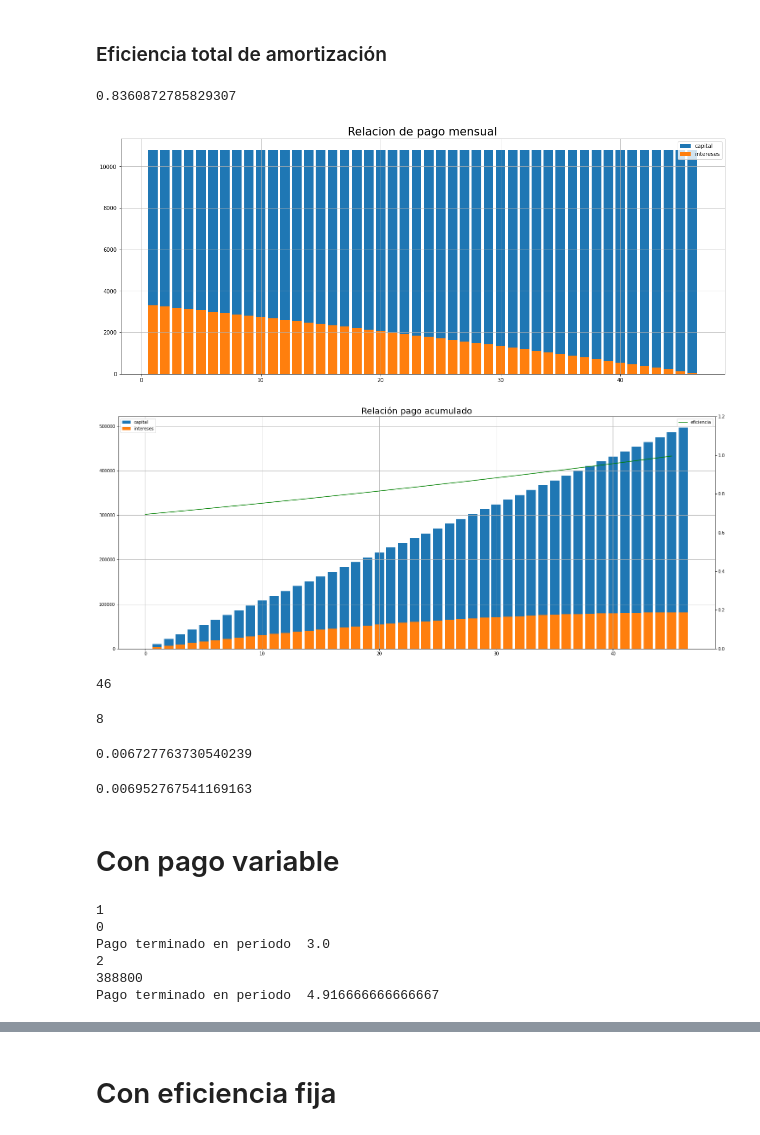
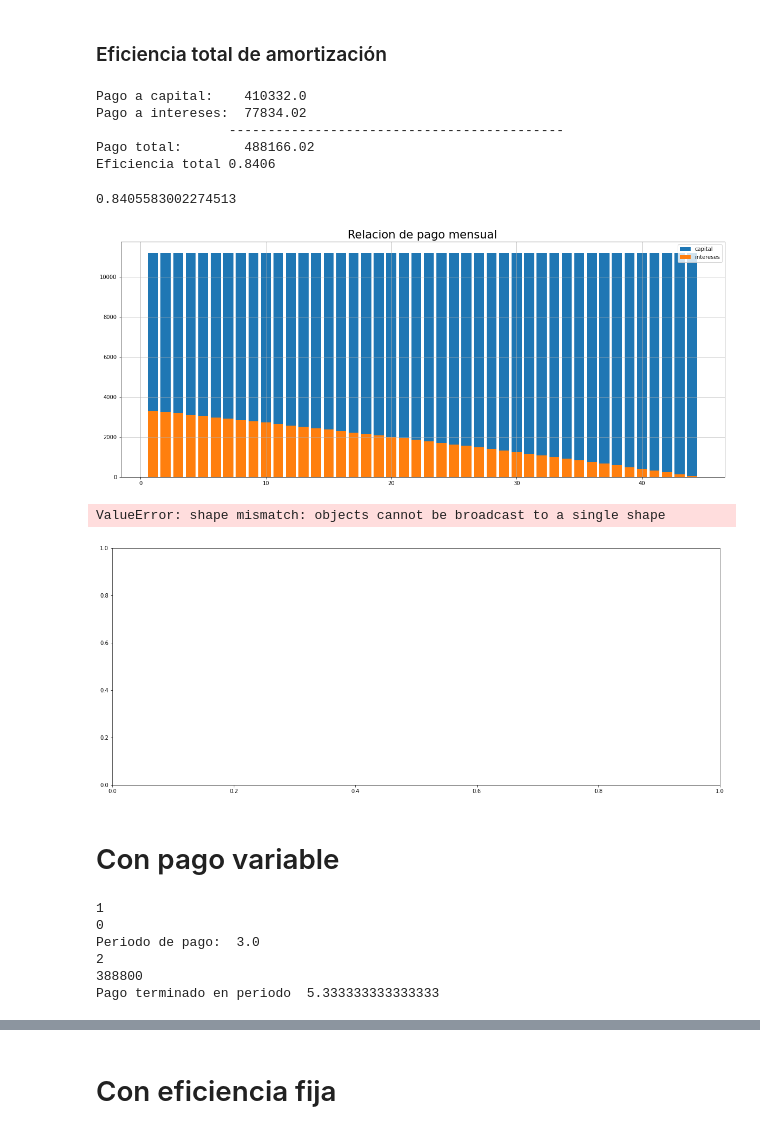
Before and after one commit to alejgdr/amortizacion, a Jupyter notebook: amortizador.ipynb, the cells around one changed output, grey strips where cells are left out. Drawn from its saved outputs; the diff is of its cells as text; code cells hidden in the pictures.

Commit message:
metodo para mantener eficiencia pagando menos

```diff
--- a/amortizador.ipynb
+++ b/amortizador.ipynb
@@ -64,11 +64,11 @@ def ciclo_amortizacion(valor_inicial, tasa, pago_mensual, meses, mes_inicial, pa
 #     pago_capital_acum=0
     table_dict=[]
     periods=[]
-    valor_nuevo=valor_inicial
+#     valor_nuevo=valor_inicial
     for no_pago in range (mes_inicial,meses): # meses
         periods.append(no_pago)
         pago_acumulado+=pago_mensual
-        valor_inicial= round(valor_nuevo,2)
+#         valor_inicial= round(valor_nuevo,2)
         intereses= round(((valor_inicial)*(tasa)),2)
         pago_intereses_acum+=intereses
         valor_c_intereses =round(valor_inicial + intereses,2)
@@ -76,14 +76,14 @@ def ciclo_amortizacion(valor_inicial, tasa, pago_mensual, meses, mes_inicial, pa
         pago_capital_acum+= pago_capital
         valor_nuevo= round(valor_c_intereses - pago_mensual,2)
         table_dict.append(add_to_summary_table(no_pago, valor_inicial, pago_capital ,intereses,valor_nuevo,pago_acumulado, pago_intereses_acum, pago_capital_acum))
-
+        valor_inicial= round(valor_nuevo,2)
         if valor_nuevo<=0:
             print('Pago terminado en periodo ',no_pago/12 )
             amortizacion_df=pd.DataFrame(dictionaries_joining(table_dict))
             amortizacion_df.loc[:,'eficiencia']=amortizacion_df['pago_capital']/(amortizacion_df['pago_capital']+amortizacion_df['intereses'])
             return(amortizacion_df,periods)
 #         elif no_pago==meses:
-    print('Pago terminado en periodo ',no_pago/12 )
+    print('Periodo de pago: ',no_pago/12 )
     amortizacion_df=pd.DataFrame(dictionaries_joining(table_dict))
     amortizacion_df.loc[:,'eficiencia']=amortizacion_df['pago_capital']/(amortizacion_df['pago_capital']+amortizacion_df['intereses'])
     return(amortizacion_df,periods)
@@ -96,7 +96,7 @@ tasa_equivalente_mensual
 # %%
 valor_inicial= 410332
 tasa=tasa_equivalente_mensual
-pago_mensual= 4800+6000#+1200#*2#4734*2
+pago_mensual= 5200+6000#+1200#*2#4734*2
 pagos_extras = 350
 seguros= 0
 meses=12*19
@@ -138,11 +129,23 @@ amortizacion_df
 ### Eficiencia total de amortización
 # %%
 def eficiencia_total(amortizacion_df):
-    return(amortizacion_df['pago_capital_acum'].iloc[-1]/(amortizacion_df['pago_capital_acum'].iloc[-1]+amortizacion_df['pago_intereses_acum'].iloc[-1]))
+    pago_capital_final= amortizacion_df['pago_capital_acum'].iloc[-1]+amortizacion_df['saldo_final'].iloc[-1]
+    eficiencia=pago_capital_final/(pago_capital_final+amortizacion_df['pago_intereses_acum'].iloc[-1])
+    print('Pago a capital:   ',round(pago_capital_final,2))
+    print('Pago a intereses: ',round(amortizacion_df['pago_intereses_acum'].iloc[-1],2))
+    print('                 -------------------------------------------')
+    print('Pago total:       ',round(pago_capital_final+amortizacion_df['pago_intereses_acum'].iloc[-1],2))
+    print('Eficiencia total', round(eficiencia,4))
+    return(eficiencia)
 
 eficiencia_total(amortizacion_df)
 # %% [output]
-0.8360872785829307
+Pago a capital:    410332.0
+Pago a intereses:  77834.02
+                 -------------------------------------------
+Pago total:        488166.02
+Eficiencia total 0.8406
+0.8405583002274513
 # %%
 def grafica_eficiencia_mensual(periods, amortizacion_df):
     fig, ax = plt.subplots(figsize=(20,8))
@@ -156,43 +159,33 @@ def grafica_eficiencia_mensual(periods, amortizacion_df):
     ax.legend()
 grafica_eficiencia_mensual(periods, amortizacion_df)
 # %% [output]
-[figure, old version]
+[figure, new version]
 # %%
 def grafica_pago_acumulado(periods, amortizacion_df):
-    fig, ax = plt.subplots(figsize=(25,10))
-    ax.bar(periods, amortizacion_df['pago_capital_acum'],bottom= amortizacion_df['pago_intereses_acum'],label='capital')
-    ax.bar(periods, amortizacion_df['pago_intereses_acum'], label='intereses')
+    fig, ax = plt.subplots(figsize=(20,8))
+    ax.bar(periods, amortizacion_df['pago_capital_acum'],bottom= amortizacion_df['pago_intereses_acum'],label='Loan principal')
+    ax.bar(periods, amortizacion_df['pago_intereses_acum'], label='Interests')
 
     ax2= ax.twinx()
-    ax2.plot(amortizacion_df['eficiencia'],'g-', label='eficiencia')
+    ax2.plot(amortizacion_df['eficiencia'],'g.-', label='efficiency')
 
 
-    ax.set_title('Relación pago acumulado', fontsize=20)
-    ax.legend()
-    ax2.legend()
+    ax.set_title('Accumulated mortgage payment', fontsize=22)
+    ax.set_ylabel('Payment [$]', fontsize=20)
+    ax.set_xlabel('Months', fontsize=20)
+    ax2.set_ylabel('Efficiency of payment', fontsize=20)
+    ax.legend(fontsize=18)
+    ax2.legend(fontsize=18)
     ax.grid()
     ax2.set_ylim(0,1.2)
+    plt.tight_layout()
+    plt.savefig('morgage_payment.png')
 
 
 grafica_pago_acumulado(periods, amortizacion_df)
 # %% [output]
+ValueError: shape mismatch: objects cannot be broadcast to a single shape
-[figure, old version]
+[figure, new version]
-# %%
-len(periods)
-# %% [output]
-46
-# %%
-len(dictionary_heo.keys())
-# %% [output]
-8
-# %%
-779.10/115803.71
-# %% [output]
-0.006727763730540239
-# %%
-802.35/115400.09
-# %% [output]
-0.006952767541169163
 # %% [markdown]
 # Con pago variable
 # %%
@@ -234,13 +227,15 @@ for meses in periodos_pagos:
     pago_capital_acum=df['pago_capital_acum'].iloc[-1]
     mes_inicial= periods[-1]+1
     valor_inicial =df_periodos[0].iloc[-1]['saldo_final']
+df_meses_diferentes=pd.concat(df_periodos)
+df_meses_diferentes.reset_index(inplace=True)
 # %% [output]
 1
 0
-Pago terminado en periodo  3.0
+Periodo de pago:  3.0
 2
 388800
-Pago terminado en periodo  4.916666666666667
+Pago terminado en periodo  5.333333333333333
 # %%
 df_meses_diferentes=pd.concat(df_periodos)
 df_meses_diferentes.reset_index(inplace=True)
```
Also changed, not shown: parts of 26 cells of this notebook, 2 other files.
